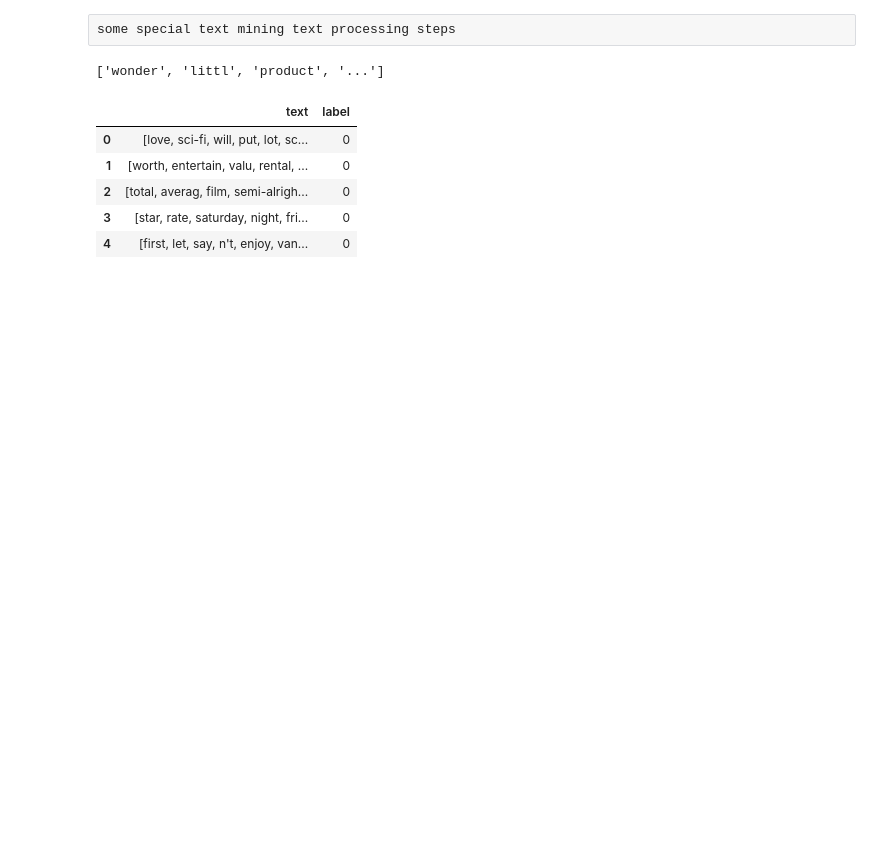
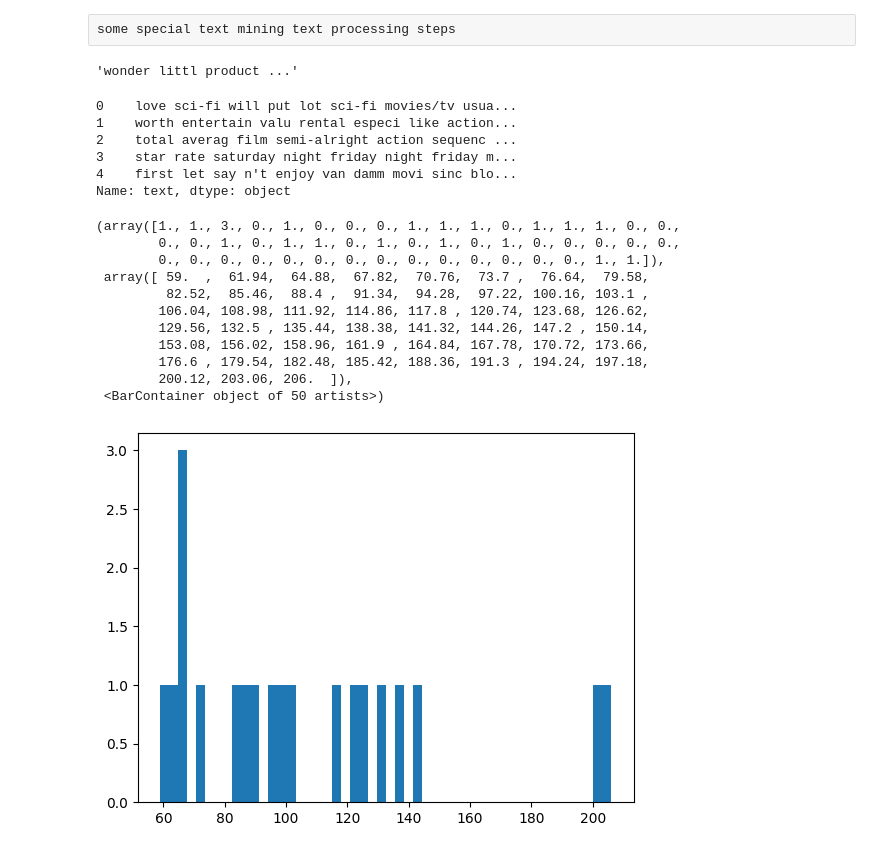
Before and after one commit to Khoshbayani/IMDB_word2vec, a Jupyter notebook: code.ipynb, the cells around one changed output. Cells and saved outputs as stored; diff of their text form; code cells hidden in the pictures; blank space fills up the shorter version.

```diff
--- a/code.ipynb
+++ b/code.ipynb
@@ -13,6 +12,6 @@ from sklearn.feature_extraction.text import TfidfVectorizer,CountVectorizer
 # %%
 # read data
-data = pd.read_parquet("test-00000-of-00001.parquet")
+data = pd.read_parquet("test-00000-of-00001.parquet")[:20]
 # %%
 # see head of data
 data.head()
@@ -94,22 +93,43 @@ def text_cleaner(text):
         if (not tok.isdigit()) and (tok not in punctuations) and (tok not in stop_words):
             stemed_tok= stem.stem(tok)
             fine_tokens.append(stemed_tok)
-    cleaned_text = fine_tokens
+    cleaned_text = " ".join(fine_tokens)
     return cleaned_text
 # %%
 # just an example of how text_cleaner def works
 text_cleaner("A wonderful little production. <br /><br />The...")
 # %% [output]
-['wonder', 'littl', 'product', '...']
+'wonder littl product ...'
 # %%
 # apply the function on data (clearing text of review column of data)
 data['text'] = data['text'].apply(text_cleaner)
 # %%
-data.head()
+data["text"].head()
 # %% [output]
-|  | text | label |
-| 0 | [love, sci-fi, will, put, lot, sc... | 0 |
-| 1 | [worth, entertain, valu, rental, ... | 0 |
-| 2 | [total, averag, film, semi-alrigh... | 0 |
-| 3 | [star, rate, saturday, night, fri... | 0 |
-| 4 | [first, let, say, n't, enjoy, van... | 0 |
+0    love sci-fi will put lot sci-fi movies/tv usua...
+1    worth entertain valu rental especi like action...
+2    total averag film semi-alright action sequenc ...
+3    star rate saturday night friday night friday m...
+4    first let say n't enjoy van damm movi sinc blo...
+Name: text, dtype: object
+# %%
+dlis = []
+for d in data["text"]:
+    dlis.append(len(d.split(" ")))
+# %%
+import matplotlib.pyplot as plt
+plt.hist(dlis,bins=50)
+# so max len should be 300 in my openion
+# %% [output]
+(array([1., 1., 3., 0., 1., 0., 0., 0., 1., 1., 1., 0., 1., 1., 1., 0., 0.,
+        0., 0., 1., 0., 1., 1., 0., 1., 0., 1., 0., 1., 0., 0., 0., 0., 0.,
+        0., 0., 0., 0., 0., 0., 0., 0., 0., 0., 0., 0., 0., 0., 1., 1.]),
+ array([ 59.  ,  61.94,  64.88,  67.82,  70.76,  73.7 ,  76.64,  79.58,
+         82.52,  85.46,  88.4 ,  91.34,  94.28,  97.22, 100.16, 103.1 ,
+        106.04, 108.98, 111.92, 114.86, 117.8 , 120.74, 123.68, 126.62,
+        129.56, 132.5 , 135.44, 138.38, 141.32, 144.26, 147.2 , 150.14,
+        153.08, 156.02, 158.96, 161.9 , 164.84, 167.78, 170.72, 173.66,
+        176.6 , 179.54, 182.48, 185.42, 188.36, 191.3 , 194.24, 197.18,
+        200.12, 203.06, 206.  ]),
+ <BarContainer object of 50 artists>)
+[figure, added]
```
Also changed, not shown: parts of 23 cells of this notebook.
